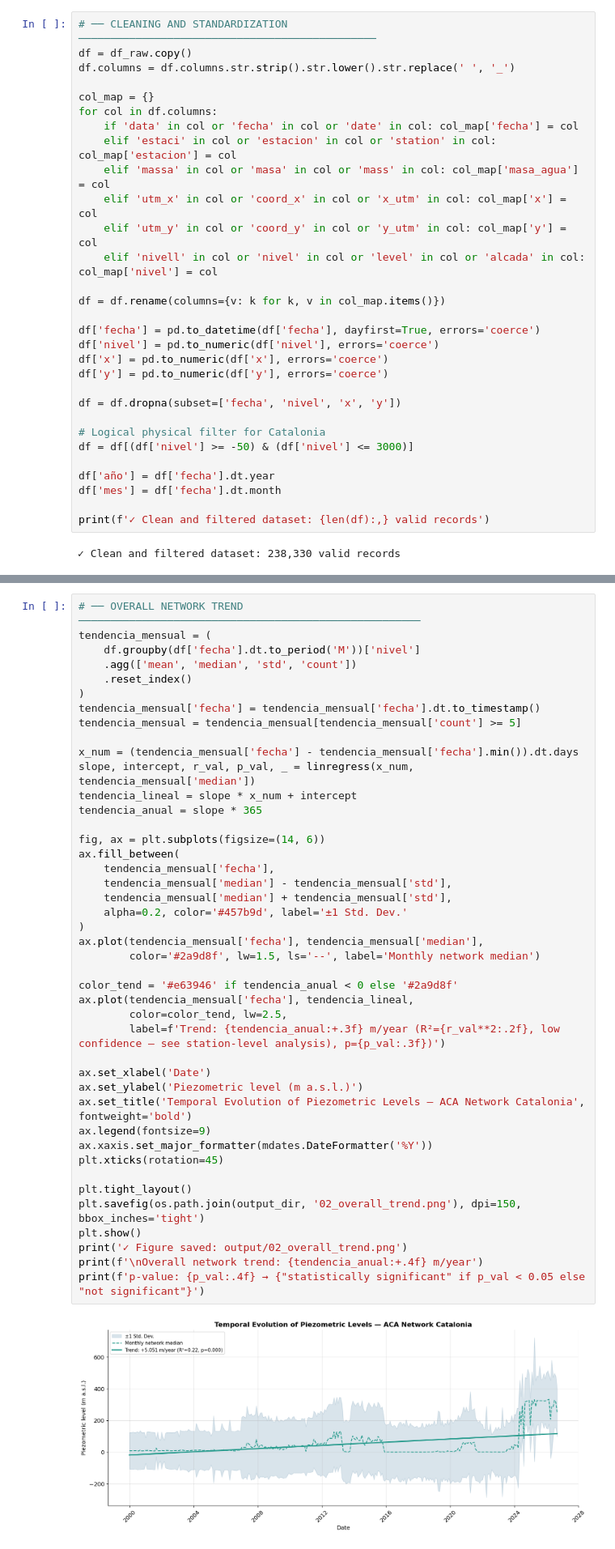
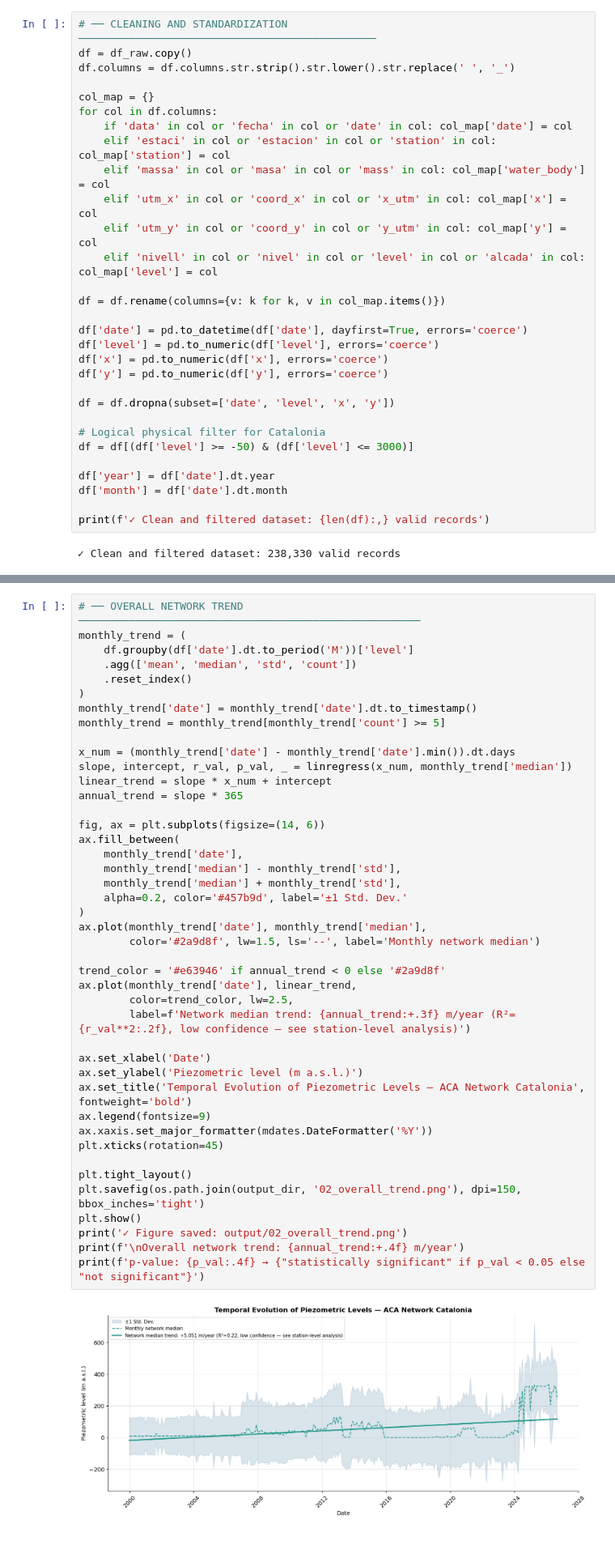
Before and after one commit to cdmunozs/ACA-Piezometry-Catalunya, a Jupyter notebook: piezometria_aca_catalunya.ipynb, the cells around one changed output, grey strips where cells are left out. Shown at 81% size. Saved outputs shown, nothing was run; the diff lists cells and outputs as text.

```diff
--- a/piezometria_aca_catalunya.ipynb
+++ b/piezometria_aca_catalunya.ipynb
@@ -119,27 +119,27 @@ df.columns = df.columns.str.strip().str.lower().str.replace(' ', '_')
 
 col_map = {}
 for col in df.columns:
-    if 'data' in col or 'fecha' in col or 'date' in col: col_map['fecha'] = col
-    elif 'estaci' in col or 'estacion' in col or 'station' in col: col_map['estacion'] = col
-    elif 'massa' in col or 'masa' in col or 'mass' in col: col_map['masa_agua'] = col
+    if 'data' in col or 'fecha' in col or 'date' in col: col_map['date'] = col
+    elif 'estaci' in col or 'estacion' in col or 'station' in col: col_map['station'] = col
+    elif 'massa' in col or 'masa' in col or 'mass' in col: col_map['water_body'] = col
     elif 'utm_x' in col or 'coord_x' in col or 'x_utm' in col: col_map['x'] = col
     elif 'utm_y' in col or 'coord_y' in col or 'y_utm' in col: col_map['y'] = col
-    elif 'nivell' in col or 'nivel' in col or 'level' in col or 'alcada' in col: col_map['nivel'] = col
+    elif 'nivell' in col or 'nivel' in col or 'level' in col or 'alcada' in col: col_map['level'] = col
 
 df = df.rename(columns={v: k for k, v in col_map.items()})
 
-df['fecha'] = pd.to_datetime(df['fecha'], dayfirst=True, errors='coerce')
-df['nivel'] = pd.to_numeric(df['nivel'], errors='coerce')
+df['date'] = pd.to_datetime(df['date'], dayfirst=True, errors='coerce')
+df['level'] = pd.to_numeric(df['level'], errors='coerce')
 df['x'] = pd.to_numeric(df['x'], errors='coerce')
 df['y'] = pd.to_numeric(df['y'], errors='coerce')
 
-df = df.dropna(subset=['fecha', 'nivel', 'x', 'y'])
+df = df.dropna(subset=['date', 'level', 'x', 'y'])
 
 # Logical physical filter for Catalonia
-df = df[(df['nivel'] >= -50) & (df['nivel'] <= 3000)]
+df = df[(df['level'] >= -50) & (df['level'] <= 3000)]
 
-df['año'] = df['fecha'].dt.year
-df['mes'] = df['fecha'].dt.month
+df['year'] = df['date'].dt.year
+df['month'] = df['date'].dt.month
 
 print(f'✓ Clean and filtered dataset: {len(df):,} valid records')
 # %% [output]
@@ -187,49 +187,49 @@ print('✓ Figure saved: output/01_exploratory_analysis.png')
 ## 4. Temporal Trend Analysis
 # %%
 # ── OVERALL NETWORK TREND ──────────────────────────────────────────────────────
-tendencia_mensual = (
-    df.groupby(df['fecha'].dt.to_period('M'))['nivel']
+monthly_trend = (
+    df.groupby(df['date'].dt.to_period('M'))['level']
     .agg(['mean', 'median', 'std', 'count'])
     .reset_index()
 )
-tendencia_mensual['fecha'] = tendencia_mensual['fecha'].dt.to_timestamp()
-tendencia_mensual = tendencia_mensual[tendencia_mensual['count'] >= 5]
+monthly_trend['date'] = monthly_trend['date'].dt.to_timestamp()
+monthly_trend = monthly_trend[monthly_trend['count'] >= 5]
 
-x_num = (tendencia_mensual['fecha'] - tendencia_mensual['fecha'].min()).dt.days
-slope, intercept, r_val, p_val, _ = linregress(x_num, tendencia_mensual['median'])
-tendencia_lineal = slope * x_num + intercept
-tendencia_anual = slope * 365
+x_num = (monthly_trend['date'] - monthly_trend['date'].min()).dt.days
+slope, intercept, r_val, p_val, _ = linregress(x_num, monthly_trend['median'])
+linear_trend = slope * x_num + intercept
+annual_trend = slope * 365
 
 fig, ax = plt.subplots(figsize=(14, 6))
 ax.fill_between(
-    tendencia_mensual['fecha'],
-    tendencia_mensual['median'] - tendencia_mensual['std'],
-    tendencia_mensual['median'] + tendencia_mensual['std'],
+    monthly_trend['date'],
+    monthly_trend['median'] - monthly_trend['std'],
+    monthly_trend['median'] + monthly_trend['std'],
     alpha=0.2, color='#457b9d', label='±1 Std. Dev.'
 )
-ax.plot(tendencia_mensual['fecha'], tendencia_mensual['median'],
+ax.plot(monthly_trend['date'], monthly_trend['median'],
         color='#2a9d8f', lw=1.5, ls='--', label='Monthly network median')
 
-color_tend = '#e63946' if tendencia_anual < 0 else '#2a9d8f'
-ax.plot(tendencia_mensual['fecha'], tendencia_lineal,
-        color=color_tend, lw=2.5,
-        label=f'Trend: {tendencia_anual:+.3f} m/year (R²={r_val**2:.2f}, low confidence — see station-level analysis), p={p_val:.3f})')
+trend_color = '#e63946' if annual_trend < 0 else '#2a9d8f'
+ax.plot(monthly_trend['date'], linear_trend,
+        color=trend_color, lw=2.5,
+        label=f'Network median trend: {annual_trend:+.3f} m/year (R²={r_val**2:.2f}, low confidence — see station-level analysis)')
 
 ax.set_xlabel('Date')
 ax.set_ylabel('Piezometric level (m a.s.l.)')
 ax.set_title('Temporal Evolution of Piezometric Levels — ACA Network Catalonia', fontweight='bold')
 ax.legend(fontsize=9)
 ax.xaxis.set_major_formatter(mdates.DateFormatter('%Y'))
 plt.xticks(rotation=45)
 
 plt.tight_layout()
 plt.savefig(os.path.join(output_dir, '02_overall_trend.png'), dpi=150, bbox_inches='tight')
 plt.show()
 print('✓ Figure saved: output/02_overall_trend.png')
-print(f'\nOverall network trend: {tendencia_anual:+.4f} m/year')
+print(f'\nOverall network trend: {annual_trend:+.4f} m/year')
 print(f'p-value: {p_val:.4f} → {"statistically significant" if p_val < 0.05 else "not significant"}')
 # %% [output]
-[figure, old version]
+[figure, new version]
 ✓ Figure saved: output/02_overall_trend.png
 
 Overall network trend: +5.0509 m/year
```
Also changed, not shown: parts of 6 cells of this notebook.
